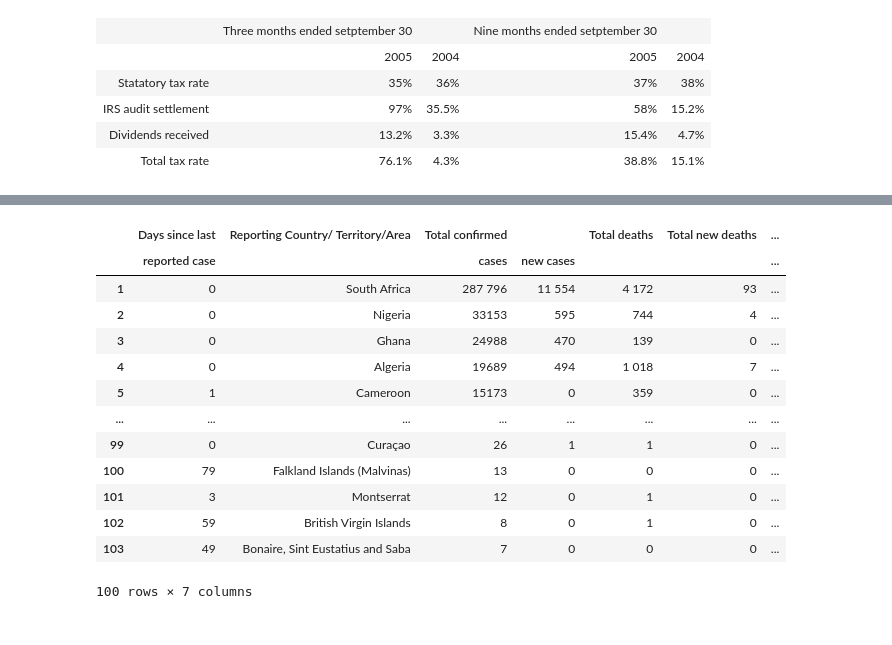
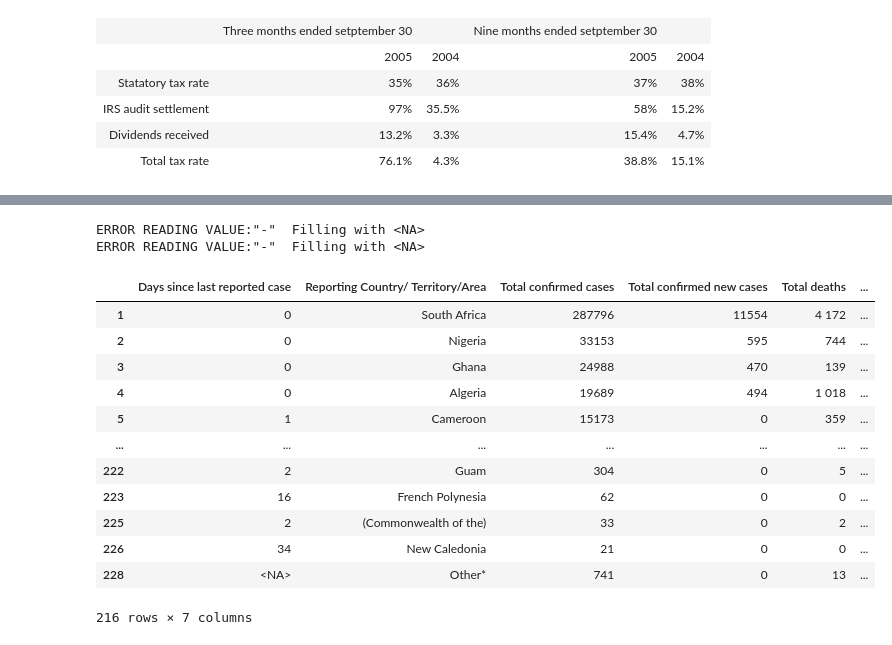
Before and after one commit to CODAIT/text-extensions-for-pandas, a Jupyter notebook: notebooks/Tables.ipynb, the cells around one changed output, grey strips where cells are left out. Cells and saved outputs as stored; diff of their text form; code cells hidden in the pictures.

Commit message:
cleaned up tables demo notebooks

```diff
--- a/notebooks/Tables.ipynb
+++ b/notebooks/Tables.ipynb
@@ -222,30 +324,36 @@ Name: Dividends received, dtype: object
 # %%
-response = responses_dict["who_covid_report_table"]
-num_tabs = len(response.get("tables", []))
+response_covid = responses_dict["who_covid_report_table"]
+num_tabs = len(response_covid.get("tables", []))
 
 df = pd.DataFrame()
 
 for i in range (num_tabs):
-    dfs_dict = tp.watson_tables_parse_response(response, table_number=i)
-    table = tp.make_table(dfs_dict,concat_with='')
-    #display(table)
-    df = df.append(table, ignore_index = True)
+    dfs_dict = tp.watson_tables_parse_response(response_covid, table_number=i)
+    next_table = tp.make_table(dfs_dict,concat_with='', col_explode_by = "concat")
+    #display(next_table)
+    df = df.append(next_table, ignore_index = True)
 # %%
+#use pandas functionality to remove bad data (~5 rows that were misinterpereted by table extraction as data when they were sub-headers)
 rows_to_keep = [r.to_list().count('') == 0 for _,r in df.iterrows()]
 df = df[rows_to_keep]
-df.head(100)
-# %% [output]
-|  | Days since last | Reporting Country/ Territory/Area | Total confirmed |  | Total deaths | Total new deaths | ... |
-|  | reported case |  | cases | new cases |  |  | ... |
-| 1 | 0 | South Africa | 287 796 | 11 554 | 4 172 | 93 | ... |
-| 2 | 0 | Nigeria | 33153 | 595 | 744 | 4 | ... |
-| 3 | 0 | Ghana | 24988 | 470 | 139 | 0 | ... |
-| 4 | 0 | Algeria | 19689 | 494 | 1 018 | 7 | ... |
-| 5 | 1 | Cameroon | 15173 | 0 | 359 | 0 | ... |
-| ... | ... | ... | ... | ... | ... | ... | ... |
-| 99 | 0 | Curaçao | 26 | 1 | 1 | 0 | ... |
-| 100 | 79 | Falkland Islands (Malvinas) | 13 | 0 | 0 | 0 | ... |
-| 101 | 3 | Montserrat | 12 | 0 | 1 | 0 | ... |
-| 102 | 59 | British Virgin Islands | 8 | 0 | 1 | 0 | ... |
-| 103 | 49 | Bonaire, Sint Eustatius and Saba | 7 | 0 | 0 | 0 | ... |
-100 rows × 7 columns
+# %%
+df_converted = tp.convert_cols_to_numeric(df, columns=["Days since last reported case","Total confirmed cases", "Total confirmed new cases", 'Total new deaths '], conv_to= 'int')
+# %% [output]
+ERROR READING VALUE:"-"  Filling with <NA>
+ERROR READING VALUE:"-"  Filling with <NA>
+# %%
+df_converted
+# %% [output]
+|  | Days since last reported case | Reporting Country/ Territory/Area | Total confirmed cases | Total confirmed new cases | Total deaths | ... |
+| 1 | 0 | South Africa | 287796 | 11554 | 4 172 | ... |
+| 2 | 0 | Nigeria | 33153 | 595 | 744 | ... |
+| 3 | 0 | Ghana | 24988 | 470 | 139 | ... |
+| 4 | 0 | Algeria | 19689 | 494 | 1 018 | ... |
+| 5 | 1 | Cameroon | 15173 | 0 | 359 | ... |
+| ... | ... | ... | ... | ... | ... | ... |
+| 222 | 2 | Guam | 304 | 0 | 5 | ... |
+| 223 | 16 | French Polynesia | 62 | 0 | 0 | ... |
+| 225 | 2 | (Commonwealth of the) | 33 | 0 | 2 | ... |
+| 226 | 34 | New Caledonia | 21 | 0 | 0 | ... |
+| 228 | <NA> | Other* | 741 | 0 | 13 | ... |
+216 rows × 7 columns
```
Also changed, not shown: parts of 21 cells of this notebook, 1 other file.
